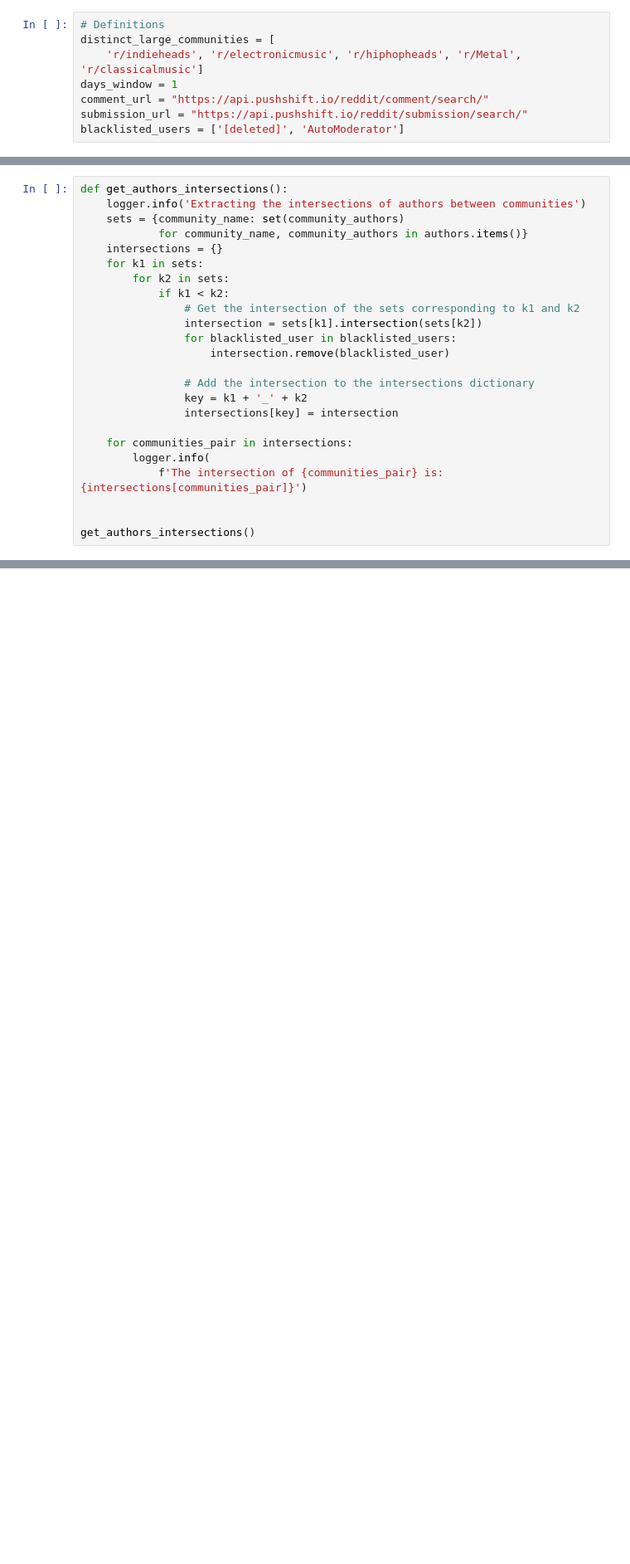
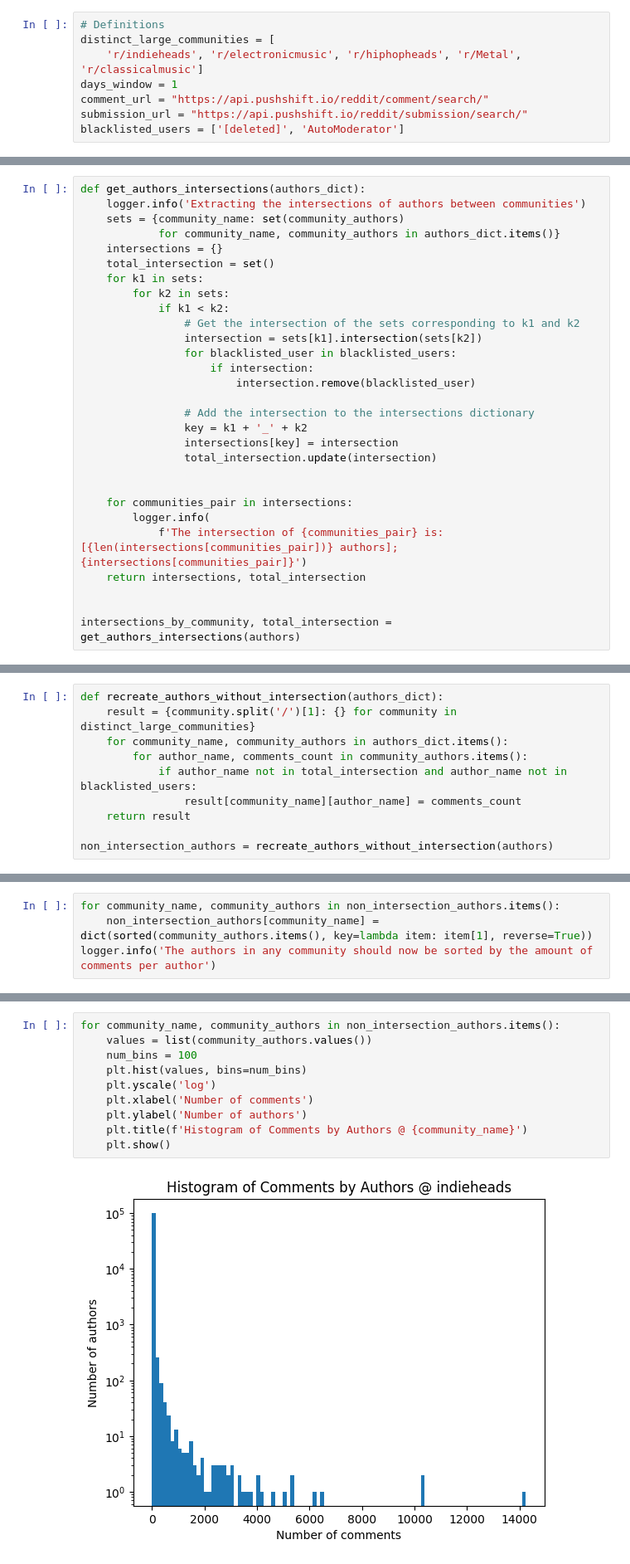
Before and after one commit to eliranshemtov/Musical-Preferences-And-Textual-Expression, a Jupyter notebook: MusicalPreferences.ipynb, the cells around one changed output, grey strips where cells are left out. Shown: that part at 83% size. Cells and saved outputs as stored; diff of their text form; blank space fills up the shorter version.

Commit message:
plotting commenters frequency distribution

```diff
--- a/MusicalPreferences.ipynb
+++ b/MusicalPreferences.ipynb
@@ -243,26 +245,31 @@ INFO:__main__:Identified 110 authors in electronicmusic community
 # %%
-def get_authors_intersections():
+def get_authors_intersections(authors_dict):
     logger.info('Extracting the intersections of authors between communities')
     sets = {community_name: set(community_authors)
-            for community_name, community_authors in authors.items()}
+            for community_name, community_authors in authors_dict.items()}
     intersections = {}
+    total_intersection = set()
     for k1 in sets:
         for k2 in sets:
             if k1 < k2:
                 # Get the intersection of the sets corresponding to k1 and k2
                 intersection = sets[k1].intersection(sets[k2])
                 for blacklisted_user in blacklisted_users:
-                    intersection.remove(blacklisted_user)
+                    if intersection:
+                        intersection.remove(blacklisted_user)
 
                 # Add the intersection to the intersections dictionary
                 key = k1 + '_' + k2
                 intersections[key] = intersection
+                total_intersection.update(intersection)
+
 
     for communities_pair in intersections:
         logger.info(
-            f'The intersection of {communities_pair} is: {intersections[communities_pair]}')
+            f'The intersection of {communities_pair} is: [{len(intersections[communities_pair])} authors]; {intersections[communities_pair]}')
+    return intersections, total_intersection
 
 
-get_authors_intersections()
+intersections_by_community, total_intersection = get_authors_intersections(authors)
 # %% [output]
 INFO:__main__:Extracting the intersections of authors between communities
@@ -278,0 +284,10 @@ INFO:__main__:The intersection of electronicmusic_indieheads is: set()
+# %%
+def recreate_authors_without_intersection(authors_dict):
+    result = {community.split('/')[1]: {} for community in distinct_large_communities}
+    for community_name, community_authors in authors_dict.items():
+        for author_name, comments_count in community_authors.items():
+            if author_name not in total_intersection and author_name not in blacklisted_users:
+                result[community_name][author_name] = comments_count
+    return result
+
+non_intersection_authors = recreate_authors_without_intersection(authors)
@@ -278,0 +298,4 @@ INFO:__main__:The intersection of electronicmusic_indieheads is: set()
+# %%
+for community_name, community_authors in non_intersection_authors.items():
+    non_intersection_authors[community_name] = dict(sorted(community_authors.items(), key=lambda item: item[1], reverse=True))
+logger.info('The authors in any community should now be sorted by the amount of comments per author')
@@ -278,0 +304,12 @@ INFO:__main__:The intersection of electronicmusic_indieheads is: set()
+# %%
+for community_name, community_authors in non_intersection_authors.items():
+    values = list(community_authors.values())
+    num_bins = 100
+    plt.hist(values, bins=num_bins)
+    plt.yscale('log')
+    plt.xlabel('Number of comments')
+    plt.ylabel('Number of authors')
+    plt.title(f'Histogram of Comments by Authors @ {community_name}')
+    plt.show()
+# %% [output]
+[figure, added]
```
Also changed, not shown: parts of 9 cells of this notebook.
